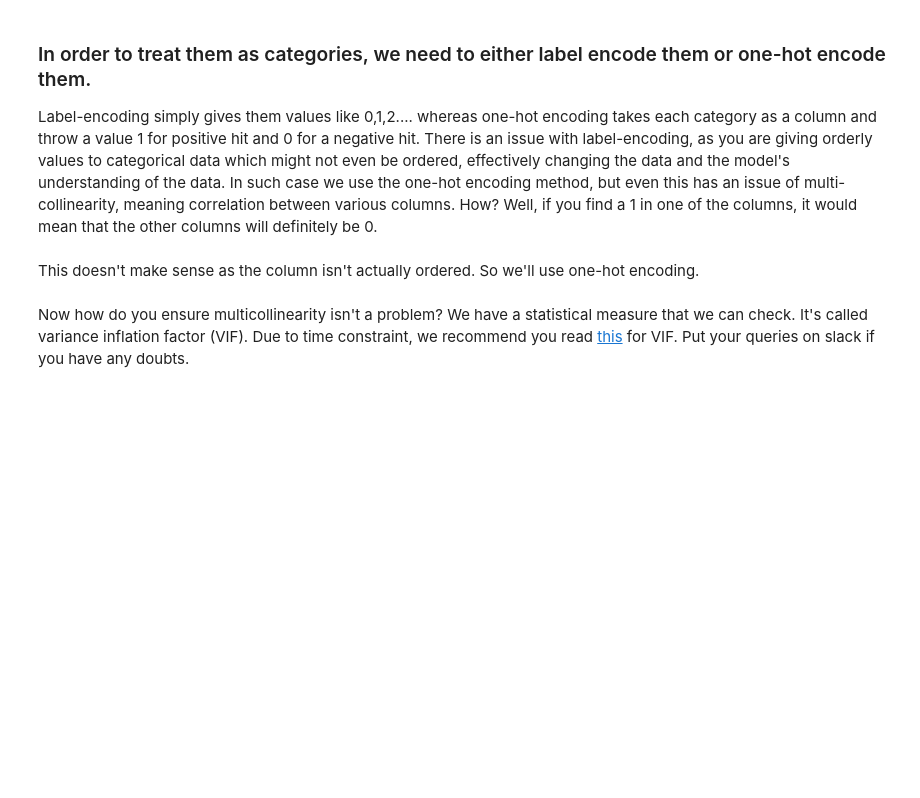
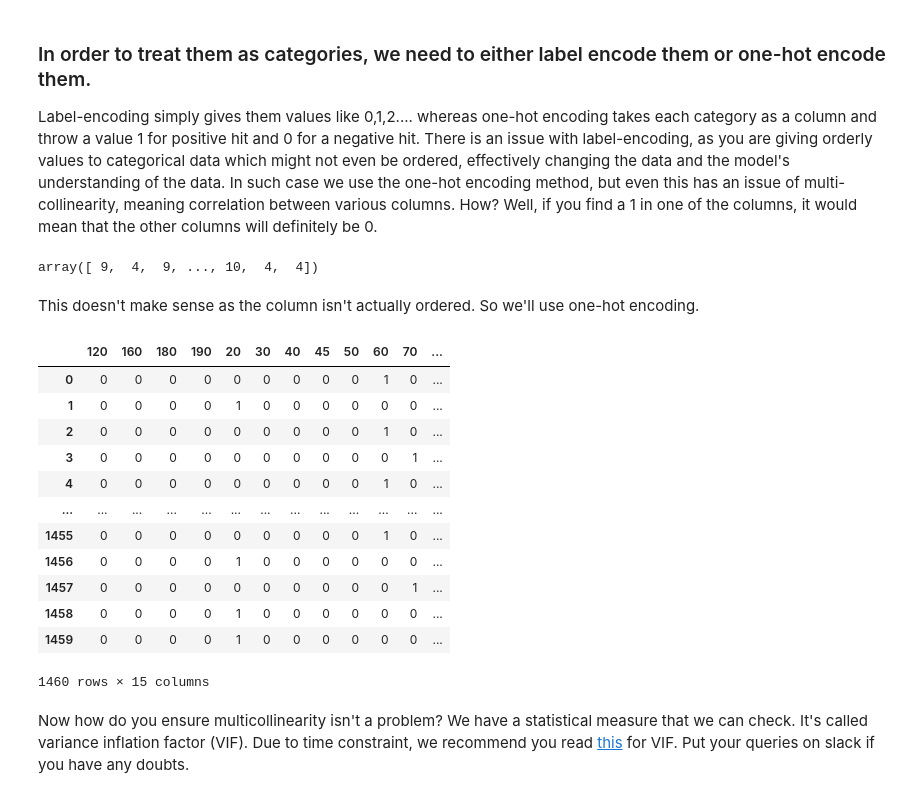
Before and after one commit to frenzytejask98/ML_TA_IIITB_2020, a Jupyter notebook: September_25/categories.ipynb, the cells around one changed output. Drawn from its saved outputs; the diff is of its cells as text; code cells hidden in the pictures; blank space fills up the shorter version.

```diff
--- a/September_25/categories.ipynb
+++ b/September_25/categories.ipynb
@@ -145,4 +406,4 @@ house.MoSold = house.MoSold.astype(str)
 Some numerical values are very discreet, and it makes more sense to bin them into respective categories, like MSSubClass which is the class of the building and the value here is some type of a code than a number.
 # %%
 house.MSSubClass.value_counts()
-# house.MSSubClass = house.MSSubClass.astype(str)
+house.MSSubClass = house.MSSubClass.astype(str)
@@ -154,3 +434,5 @@ Label-encoding simply gives them values like 0,1,2.... whereas one-hot encoding
 #label encoding
 lencoder = LabelEncoder()
 lencoder.fit_transform(house.MSSubClass)
+# %% [output]
+array([ 9,  4,  9, ..., 10,  4,  4])
@@ -162,6 +442,22 @@ This doesn't make sense as the column isn't actually ordered. So we'll use one-h
 dumm = pd.get_dummies(house.MSSubClass)
 # pd.concat([house, dumm], axis = 1)
 # house.drop(columns=[['MSSubClass']])
+# %%
+dumm
+# %% [output]
+|  | 120 | 160 | 180 | 190 | 20 | 30 | 40 | 45 | 50 | 60 | 70 | ... |
+| 0 | 0 | 0 | 0 | 0 | 0 | 0 | 0 | 0 | 0 | 1 | 0 | ... |
+| 1 | 0 | 0 | 0 | 0 | 1 | 0 | 0 | 0 | 0 | 0 | 0 | ... |
+| 2 | 0 | 0 | 0 | 0 | 0 | 0 | 0 | 0 | 0 | 1 | 0 | ... |
+| 3 | 0 | 0 | 0 | 0 | 0 | 0 | 0 | 0 | 0 | 0 | 1 | ... |
+| 4 | 0 | 0 | 0 | 0 | 0 | 0 | 0 | 0 | 0 | 1 | 0 | ... |
+| ... | ... | ... | ... | ... | ... | ... | ... | ... | ... | ... | ... | ... |
+| 1455 | 0 | 0 | 0 | 0 | 0 | 0 | 0 | 0 | 0 | 1 | 0 | ... |
+| 1456 | 0 | 0 | 0 | 0 | 1 | 0 | 0 | 0 | 0 | 0 | 0 | ... |
+| 1457 | 0 | 0 | 0 | 0 | 0 | 0 | 0 | 0 | 0 | 0 | 1 | ... |
+| 1458 | 0 | 0 | 0 | 0 | 1 | 0 | 0 | 0 | 0 | 0 | 0 | ... |
+| 1459 | 0 | 0 | 0 | 0 | 1 | 0 | 0 | 0 | 0 | 0 | 0 | ... |
+1460 rows × 15 columns
 # %% [markdown]
 Now how do you ensure multicollinearity isn't a problem? We have a statistical measure that we can check. It's called variance inflation factor (VIF). Due to time constraint, we recommend you read [this](https://online.stat.psu.edu/stat462/node/180/) for VIF. Put your queries on slack if you have any doubts.
 # %%
```
Also changed, not shown: parts of 29 cells of this notebook, 6 other files.
